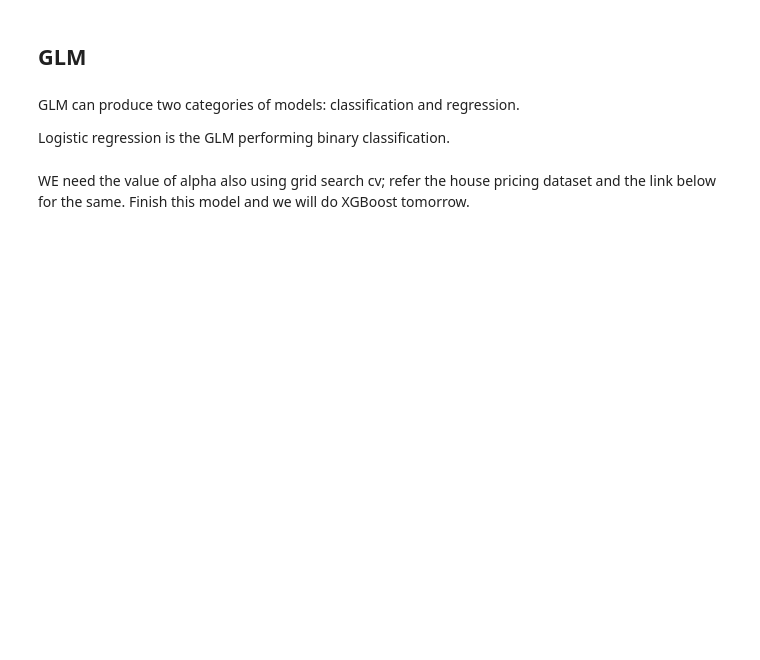
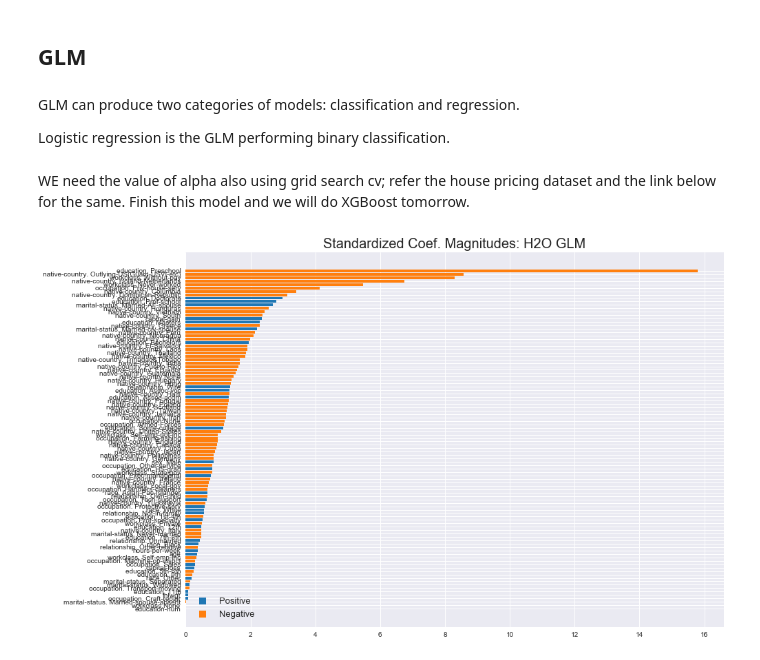
Before and after one commit to avecsally/Discover_Discriminatory_Bias_in_High_Accuracy_Models_Embedded_in_Machine_Learning_Algorithms, a Jupyter notebook: paper.ipynb, the cells around one changed output. Cells and saved outputs as stored; diff of their text form; code cells hidden in the pictures; blank space fills up the shorter version.

```diff
--- a/paper.ipynb
+++ b/paper.ipynb
@@ -192,0 +216,4 @@ glm_model.train(predictors, response_col, training_frame= hf)
+# %%
+glm_model.std_coef_plot()
+# %% [output]
+[figure, added]
```
Also changed, not shown: parts of 27 cells of this notebook, 2 other files.
